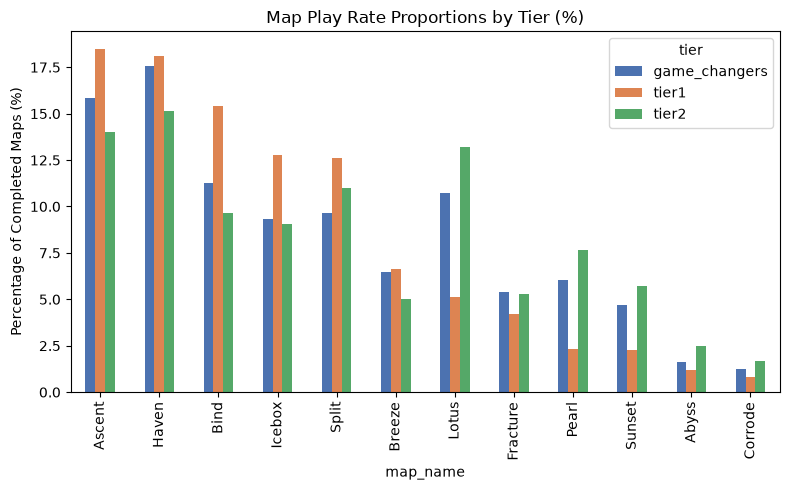
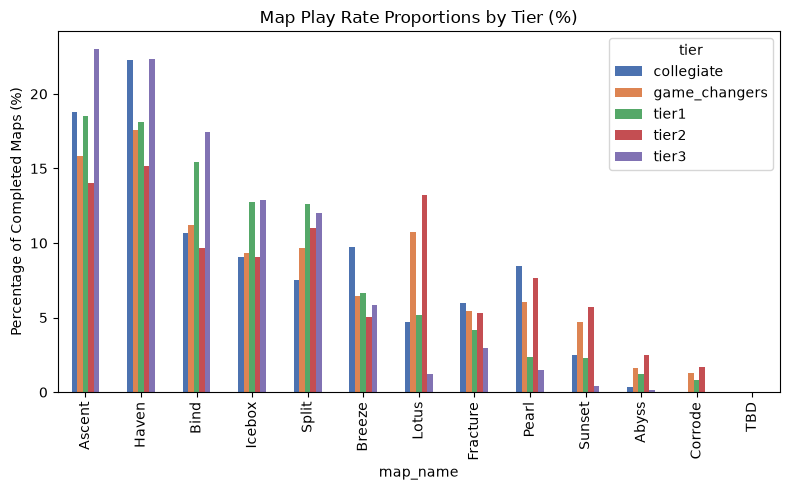
The change to this notebook cell's code, shown as a diff; its figure went from the first image to the second:
--- before
+++ after
@@ -4,5 +4,5 @@
 map_counts = comp_maps.groupby(['tier','map_name']).size().unstack(fill_value=0)
 map_props = map_counts.div(map_counts.sum(axis=1), axis=0) * 100
-map_props.T.sort_values('tier1', ascending=False).plot(kind='bar', ax=ax, color=['#4C72B0','#DD8452','#55A868'])
+map_props.T.sort_values('tier1', ascending=False).plot(kind='bar', ax=ax, color=['#4C72B0','#DD8452','#55A868','#C44E52','#8172B3'])
 ax.set_title('Map Play Rate Proportions by Tier (%)')
 ax.set_ylabel('Percentage of Completed Maps (%)')

Commit: add more tiers, offseason analysis